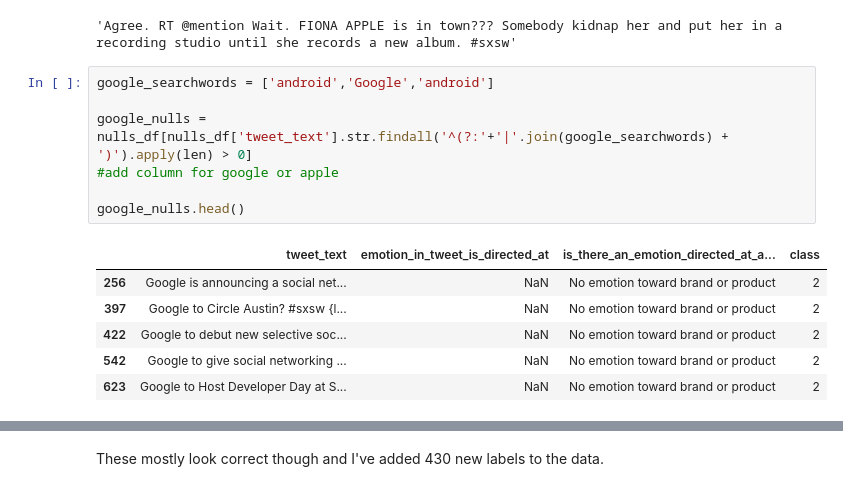
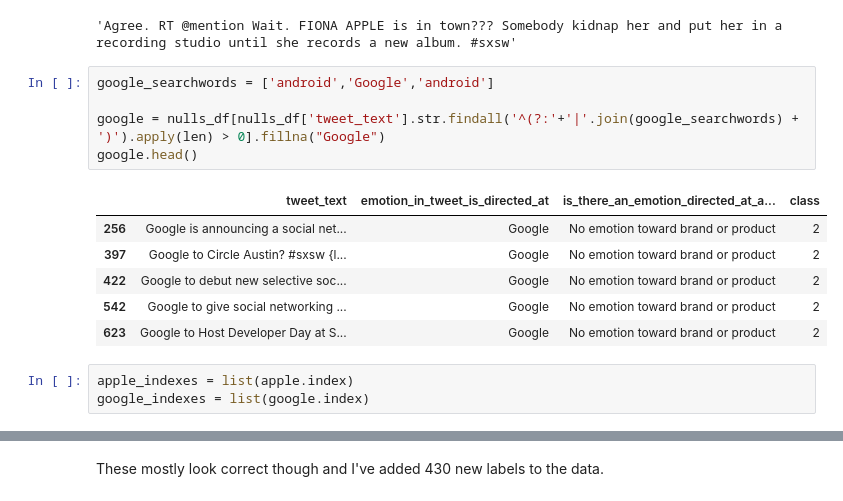
Before and after one commit to christisarv/NLP-sentiment-analysis, a Jupyter notebook: Data Exploration Notebook.ipynb, the cells around one changed output, grey strips where cells are left out. Saved outputs shown, nothing was run; the diff lists cells and outputs as text.

```diff
--- a/Data Exploration Notebook.ipynb
+++ b/Data Exploration Notebook.ipynb
@@ -215,14 +224,15 @@ nulls_df.loc[65][0]
 # %%
 google_searchwords = ['android','Google','android']
 
-google_nulls = nulls_df[nulls_df['tweet_text'].str.findall('^(?:'+'|'.join(google_searchwords) + ')').apply(len) > 0]
-#add column for google or apple
-
-google_nulls.head()
+google = nulls_df[nulls_df['tweet_text'].str.findall('^(?:'+'|'.join(google_searchwords) + ')').apply(len) > 0].fillna("Google")
+google.head()
 # %% [output]
 |  | tweet_text | emotion_in_tweet_is_directed_at | is_there_an_emotion_directed_at_a... | class |
-| 256 | Google is announcing a social net... | NaN | No emotion toward brand or product | 2 |
-| 397 | Google to Circle Austin? #sxsw {l... | NaN | No emotion toward brand or product | 2 |
-| 422 | Google to debut new selective soc... | NaN | No emotion toward brand or product | 2 |
-| 542 | Google to give social networking ... | NaN | No emotion toward brand or product | 2 |
-| 623 | Google to Host Developer Day at S... | NaN | No emotion toward brand or product | 2 |
+| 256 | Google is announcing a social net... | Google | No emotion toward brand or product | 2 |
+| 397 | Google to Circle Austin? #sxsw {l... | Google | No emotion toward brand or product | 2 |
+| 422 | Google to debut new selective soc... | Google | No emotion toward brand or product | 2 |
+| 542 | Google to give social networking ... | Google | No emotion toward brand or product | 2 |
+| 623 | Google to Host Developer Day at S... | Google | No emotion toward brand or product | 2 |
+# %%
+apple_indexes = list(apple.index)
+google_indexes = list(google.index)
```
Also changed, not shown: parts of 29 cells of this notebook.
